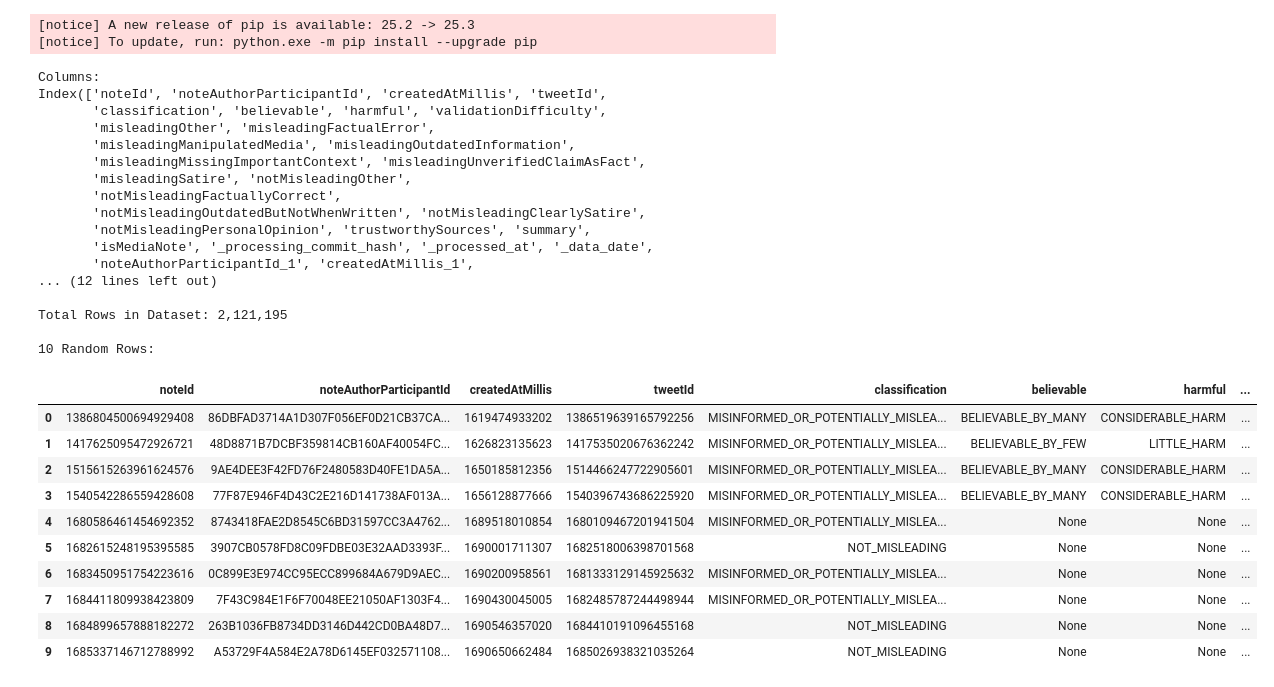
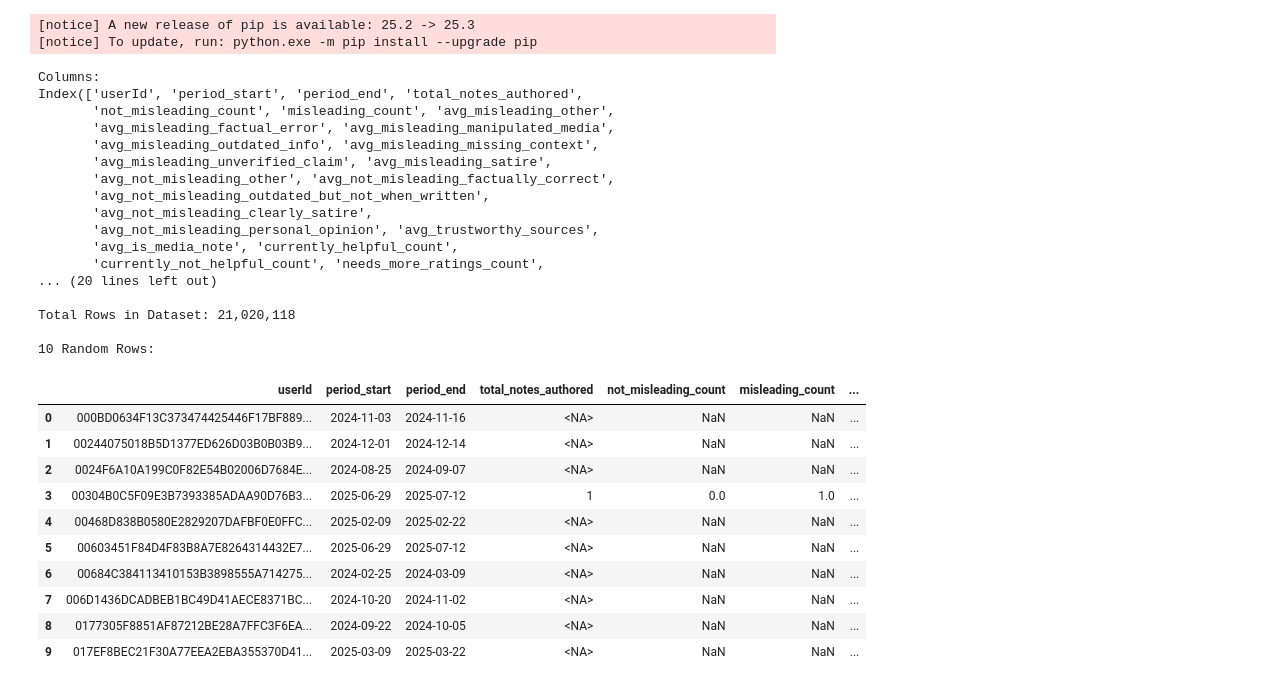
Before and after one commit to sacrom-wongbe/twitter-community-notes-user-time-series, a Jupyter notebook: tools/Data Reader.ipynb, the cells around one changed output. Saved outputs shown, nothing was run; the diff lists cells and outputs as text; code cells hidden in the pictures.

```diff
--- a/tools/Data Reader.ipynb
+++ b/tools/Data Reader.ipynb
@@ -16,56 +16,56 @@ Note: you may need to restart the kernel to use updated packages.
 # %%
 import duckdb
 
-path = r"C:\Users\wongb\twitter-community-notes-time-series\twitter-community-notes-user-time-series\aggregator\data\master_notes_data.parquet"
+path = r"C:\Users\wongb\twitter-community-notes-time-series\twitter-community-notes-user-time-series\aggregator\data\user_period_master_complete.parquet"
 
 con = duckdb.connect()
 
 # Read the parquet into DuckDB
 df = con.execute(f"SELECT * FROM read_parquet('{path}') LIMIT 0").fetchdf()
 
 # Show columns
 print("Columns:")
 print(df.columns)
 
 # Get total row count
 total_rows = con.execute(f"SELECT COUNT(*) FROM read_parquet('{path}')").fetchone()[0]
 print(f"\nTotal Rows in Dataset: {total_rows:,}")
 
 # Get 10 random rows
 print("\n10 Random Rows:")
 random_rows = con.execute(f"SELECT * FROM read_parquet('{path}') USING SAMPLE 10").fetchdf()
 display(random_rows)
 
 con.close()
 # %% [output]
 Columns:
-Index(['noteId', 'noteAuthorParticipantId', 'createdAtMillis', 'tweetId',
-       'classification', 'believable', 'harmful', 'validationDifficulty',
-       'misleadingOther', 'misleadingFactualError',
-       'misleadingManipulatedMedia', 'misleadingOutdatedInformation',
-       'misleadingMissingImportantContext', 'misleadingUnverifiedClaimAsFact',
-       'misleadingSatire', 'notMisleadingOther',
-       'notMisleadingFactuallyCorrect',
-       'notMisleadingOutdatedButNotWhenWritten', 'notMisleadingClearlySatire',
-       'notMisleadingPersonalOpinion', 'trustworthySources', 'summary',
-       'isMediaNote', '_processing_commit_hash', '_processed_at', '_data_date',
-       'noteAuthorParticipantId_1', 'createdAtMillis_1',
-... (12 lines left out)
+Index(['userId', 'period_start', 'period_end', 'total_notes_authored',
+       'not_misleading_count', 'misleading_count', 'avg_misleading_other',
+       'avg_misleading_factual_error', 'avg_misleading_manipulated_media',
+       'avg_misleading_outdated_info', 'avg_misleading_missing_context',
+       'avg_misleading_unverified_claim', 'avg_misleading_satire',
+       'avg_not_misleading_other', 'avg_not_misleading_factually_correct',
+       'avg_not_misleading_outdated_but_not_when_written',
+       'avg_not_misleading_clearly_satire',
+       'avg_not_misleading_personal_opinion', 'avg_trustworthy_sources',
+       'avg_is_media_note', 'currently_helpful_count',
+       'currently_not_helpful_count', 'needs_more_ratings_count',
+... (20 lines left out)
 
-Total Rows in Dataset: 2,121,195
+Total Rows in Dataset: 21,020,118
 
 10 Random Rows:
-|  | noteId | noteAuthorParticipantId | createdAtMillis | tweetId | classification | believable | harmful | ... |
-| 0 | 1386804500694929408 | 86DBFAD3714A1D307F056EF0D21CB37CA... | 1619474933202 | 1386519639165792256 | MISINFORMED_OR_POTENTIALLY_MISLEA... | BELIEVABLE_BY_MANY | CONSIDERABLE_HARM | ... |
-| 1 | 1417625095472926721 | 48D8871B7DCBF359814CB160AF40054FC... | 1626823135623 | 1417535020676362242 | MISINFORMED_OR_POTENTIALLY_MISLEA... | BELIEVABLE_BY_FEW | LITTLE_HARM | ... |
-| 2 | 1515615263961624576 | 9AE4DEE3F42FD76F2480583D40FE1DA5A... | 1650185812356 | 1514466247722905601 | MISINFORMED_OR_POTENTIALLY_MISLEA... | BELIEVABLE_BY_MANY | CONSIDERABLE_HARM | ... |
-| 3 | 1540542286559428608 | 77F87E946F4D43C2E216D141738AF013A... | 1656128877666 | 1540396743686225920 | MISINFORMED_OR_POTENTIALLY_MISLEA... | BELIEVABLE_BY_MANY | CONSIDERABLE_HARM | ... |
-| 4 | 1680586461454692352 | 8743418FAE2D8545C6BD31597CC3A4762... | 1689518010854 | 1680109467201941504 | MISINFORMED_OR_POTENTIALLY_MISLEA... | None | None | ... |
-| 5 | 1682615248195395585 | 3907CB0578FD8C09FDBE03E32AAD3393F... | 1690001711307 | 1682518006398701568 | NOT_MISLEADING | None | None | ... |
-| 6 | 1683450951754223616 | 0C899E3E974CC95ECC899684A679D9AEC... | 1690200958561 | 1681333129145925632 | MISINFORMED_OR_POTENTIALLY_MISLEA... | None | None | ... |
-| 7 | 1684411809938423809 | 7F43C984E1F6F70048EE21050AF1303F4... | 1690430045005 | 1682485787244498944 | MISINFORMED_OR_POTENTIALLY_MISLEA... | None | None | ... |
-| 8 | 1684899657888182272 | 263B1036FB8734DD3146D442CD0BA48D7... | 1690546357020 | 1684410191096455168 | NOT_MISLEADING | None | None | ... |
-| 9 | 1685337146712788992 | A53729F4A584E2A78D6145EF032571108... | 1690650662484 | 1685026938321035264 | NOT_MISLEADING | None | None | ... |
+|  | userId | period_start | period_end | total_notes_authored | not_misleading_count | misleading_count | ... |
+| 0 | 000BD0634F13C373474425446F17BF889... | 2024-11-03 | 2024-11-16 | <NA> | NaN | NaN | ... |
+| 1 | 00244075018B5D1377ED626D03B0B03B9... | 2024-12-01 | 2024-12-14 | <NA> | NaN | NaN | ... |
+| 2 | 0024F6A10A199C0F82E54B02006D7684E... | 2024-08-25 | 2024-09-07 | <NA> | NaN | NaN | ... |
+| 3 | 00304B0C5F09E3B7393385ADAA90D76B3... | 2025-06-29 | 2025-07-12 | 1 | 0.0 | 1.0 | ... |
+| 4 | 00468D838B0580E2829207DAFBF0E0FFC... | 2025-02-09 | 2025-02-22 | <NA> | NaN | NaN | ... |
+| 5 | 00603451F84D4F83B8A7E8264314432E7... | 2025-06-29 | 2025-07-12 | <NA> | NaN | NaN | ... |
+| 6 | 00684C384113410153B3898555A714275... | 2024-02-25 | 2024-03-09 | <NA> | NaN | NaN | ... |
+| 7 | 006D1436DCADBEB1BC49D41AECE8371BC... | 2024-10-20 | 2024-11-02 | <NA> | NaN | NaN | ... |
+| 8 | 0177305F8851AF87212BE28A7FFC3F6EA... | 2024-09-22 | 2024-10-05 | <NA> | NaN | NaN | ... |
+| 9 | 017EF8BEC21F30A77EEA2EBA355370D41... | 2025-03-09 | 2025-03-22 | <NA> | NaN | NaN | ... |
 # %%
 import duckdb
 import pandas as pd
```
Also changed, not shown: parts of 6 cells of this notebook, 2 other files.
